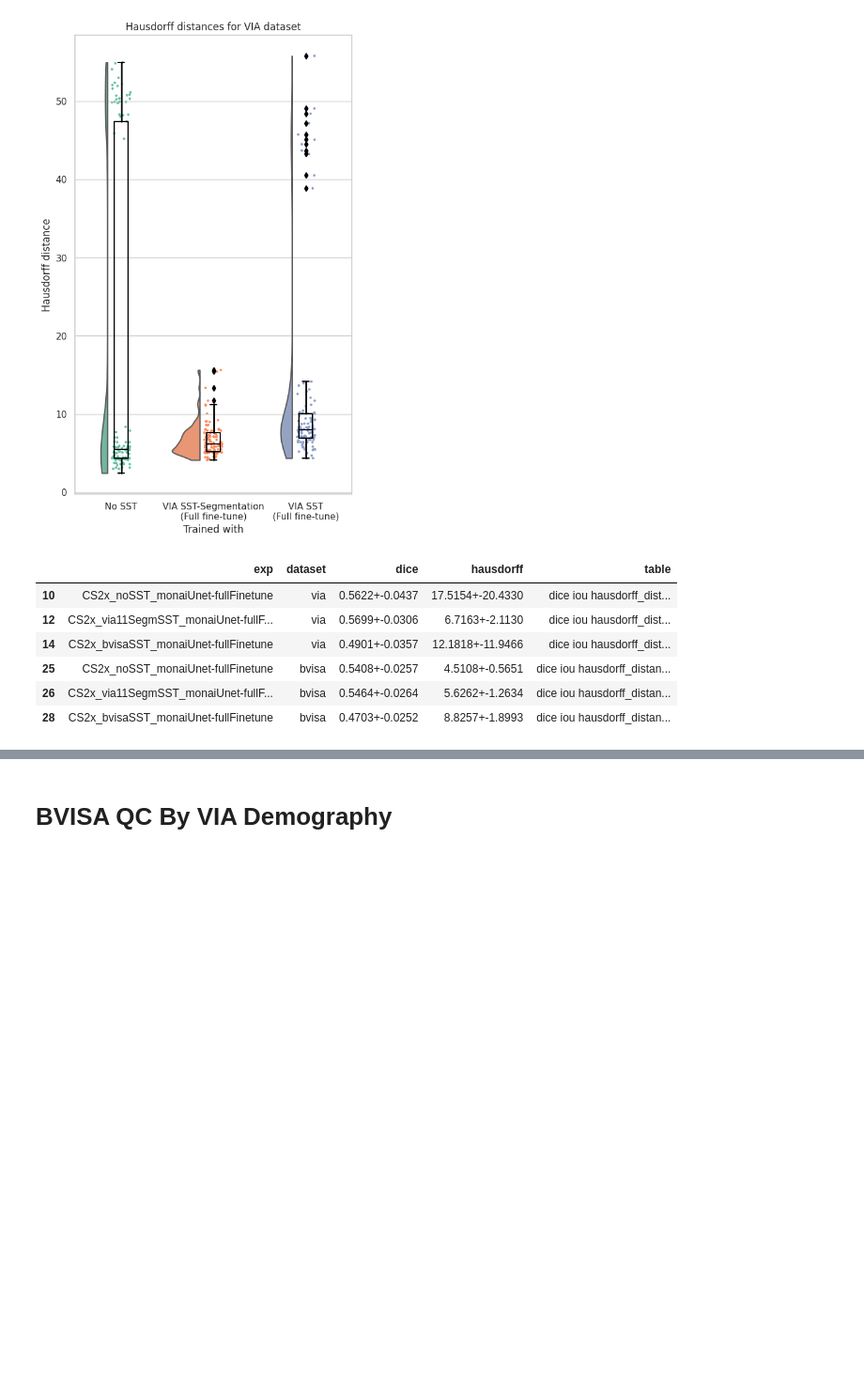
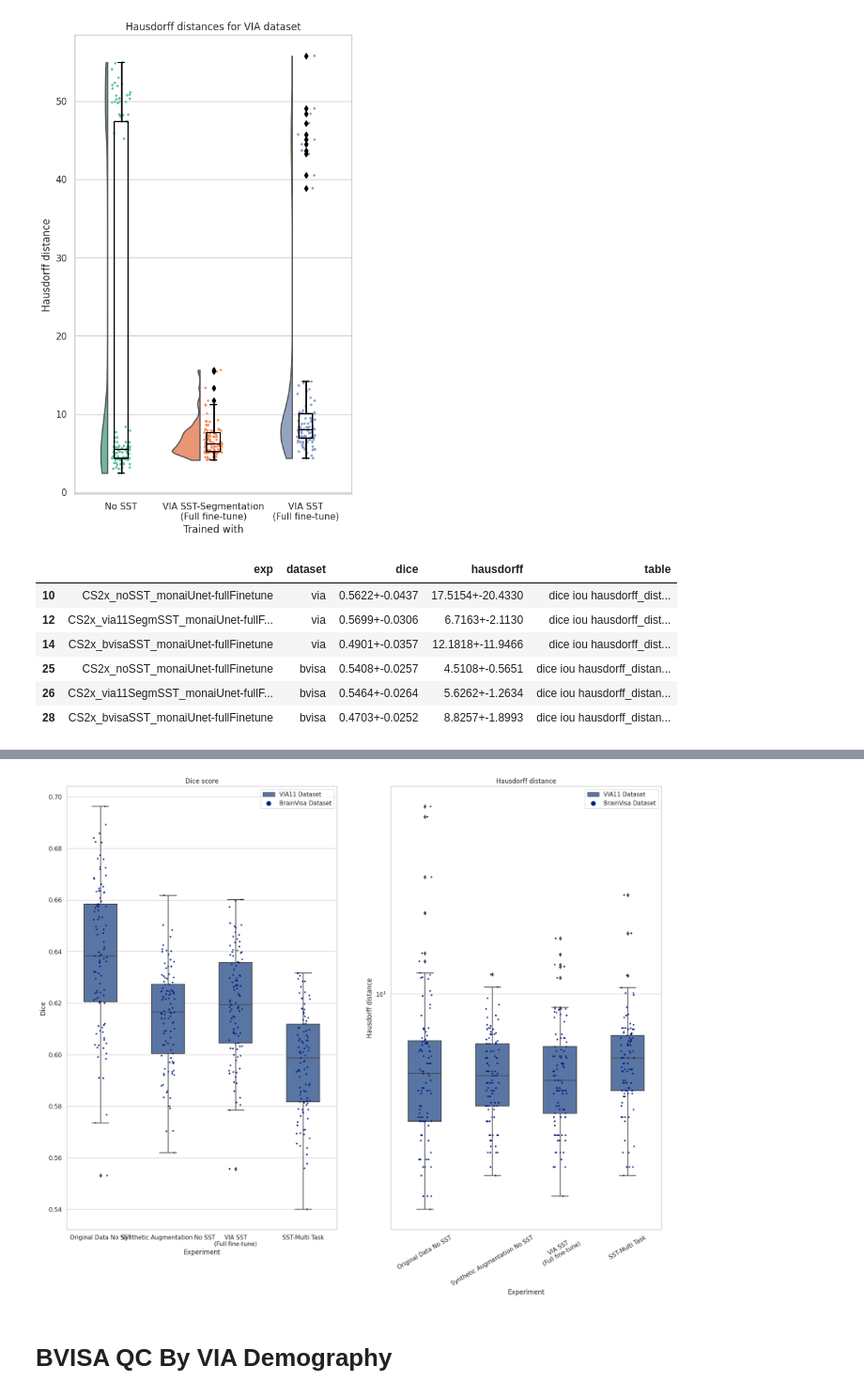
Before and after one commit to Vivikar/central-sulcus-analysis, a Jupyter notebook: notebooks/16_GenerateReportPlotsTables.ipynb, the cells around one changed output, grey strips where cells are left out. Shown: that part at 94% size. Drawn from its saved outputs; the diff is of its cells as text; code cells hidden in the pictures; blank space fills up the shorter version.

```diff
--- a/notebooks/16_GenerateReportPlotsTables.ipynb
+++ b/notebooks/16_GenerateReportPlotsTables.ipynb
@@ -786,3 +850,71 @@ aggregate_results[aggregate_results.exp.isin(experiments2select)]
+# %%
+
+experiments2select = ['CS1x_noSST_noSynthAugm_monaiUnet',
+                      'CS1x_via11simBVISASST_tverskyLoss_monaBasicUnet-fullFinetune-MaxPool',
+                      'CS1x_via11SegmSST_monaiUnet-fullFinetune',
+                      'CS1x_noSST_SynthAugm_monaiUnet'
+                      ]
+
+experiments2rename = {'CS1x_noSST_noSynthAugm_monaiUnet':'Original Data No SST',
+                      'CS1x_via11simBVISASST_tverskyLoss_monaBasicUnet-fullFinetune-MaxPool':'VIA SST\n(Full fine-tune)',
+                      'CS1x_via11SegmSST_monaiUnet-fullFinetune': 'SST-Multi Task',
+                      'CS1x_noSST_SynthAugm_monaiUnet': 'Synthetic Augmentation No SST'
+                       }
+
+
+filter_ds = 'via' #'via'
+
+
+if experiments2select:
+    plot_df = merged_dfs[merged_dfs['Experiment'].isin(experiments2select)]
+if experiments2rename:
+    plot_df = plot_df.replace({'Experiment':experiments2rename})
+
+if filter_ds:
+    plot_df = plot_df[plot_df['Dataset'] == filter_ds]
+else:
+    plot_df = plot_df
+
+fig, ax = plt.subplots(1, 2, figsize=(20, 15))
+sns.boxplot(data=plot_df, hue='Dataset', y='Dice', x='Experiment',
+            width =0.5, ax=ax[0])
+ax[0].legend(loc='lower right')
+# Add in points to show each observation
+sns.stripplot(data=plot_df, hue='Dataset', y='Dice', x='Experiment',
+              size=3, ax=ax[0],dodge=True, palette='dark'
+              )
+
+
+sns.boxplot(data=plot_df, hue='Dataset', y='Hausdorff distance', x='Experiment',
+            width =0.5, ax=ax[1])
+ax[0].legend(loc='lower right')
+# Add in points to show each observation
+sns.stripplot(data=plot_df, hue='Dataset', y='Hausdorff distance', x='Experiment',
+              size=3, ax=ax[1],dodge=True, palette='dark'
+              )
+
+
+legend = ax[0].legend()
+handles, texts = legend.legendHandles, legend.get_texts()
+ax[0].legend(handles[:2], ['VIA11 Dataset', 'BrainVisa Dataset'])
+ax[1].legend(handles[:2], ['VIA11 Dataset', 'BrainVisa Dataset'])
+
+plt.xticks(rotation=30)
+
+plot_df1 = plot_df[plot_df.Dataset == 'via']
+plot_df2 = plot_df[plot_df.Dataset == 'bvisa']
+plt.xticks(rotation=30)
+
+
+
+ax[1].set_yscale('log')
+
+ax[0].set_title('Dice score')
+ax[1].set_title('Hausdorff distance')
+
+plt.show()
+# %% [output]
+[figure, added]
 # %% [markdown]
 # BVISA QC By VIA Demography
 # %%
```
Also changed, not shown: parts of 7 cells of this notebook, 7 other files.
